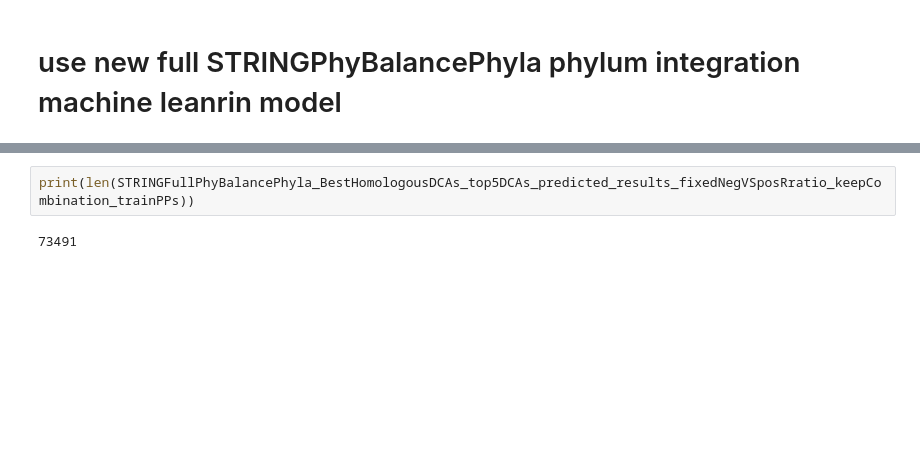
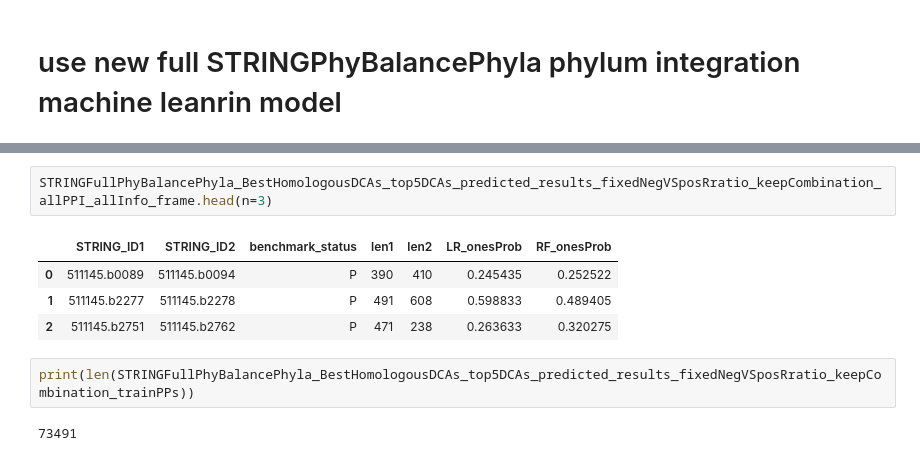
Before and after one commit to TaoDFang/PPI_Prediction_byCoevolution, a Jupyter notebook: notebooks/deimos_identifyNovelPPI_phylumeffect_allEcoliPPI_visulization_fullHomologous_oneBestHomologousPP.ipynb, the cells around one changed output, grey strips where cells are left out. Cells and saved outputs as stored; diff of their text form; blank space fills up the shorter version.

```diff
--- a/notebooks/deimos_identifyNovelPPI_phylumeffect_allEcoliPPI_visulization_fullHomologous_oneBestHomologousPP.ipynb
+++ b/notebooks/deimos_identifyNovelPPI_phylumeffect_allEcoliPPI_visulization_fullHomologous_oneBestHomologousPP.ipynb
@@ -643,4 +637,11 @@ os.path.join("/mnt/mnemo6/tao/PPI_Coevolution/CoEvo_data_STRING11.5/allPPI_51114
 header=0,index_col=None)
+# %%
+STRINGFullPhyBalancePhyla_BestHomologousDCAs_top5DCAs_predicted_results_fixedNegVSposRratio_keepCombination_allPPI_allInfo_frame.head(n=3)
+# %% [output]
+|  | STRING_ID1 | STRING_ID2 | benchmark_status | len1 | len2 | LR_onesProb | RF_onesProb |
+| 0 | 511145.b0089 | 511145.b0094 | P | 390 | 410 | 0.245435 | 0.252522 |
+| 1 | 511145.b2277 | 511145.b2278 | P | 491 | 608 | 0.598833 | 0.489405 |
+| 2 | 511145.b2751 | 511145.b2762 | P | 471 | 238 | 0.263633 | 0.320275 |
 # %%
 print(len(STRINGFullPhyBalancePhyla_BestHomologousDCAs_top5DCAs_predicted_results_fixedNegVSposRratio_keepCombination_trainPPs))
 # %% [output]
```
Also changed, not shown: parts of 75 cells of this notebook, 8 other files.
